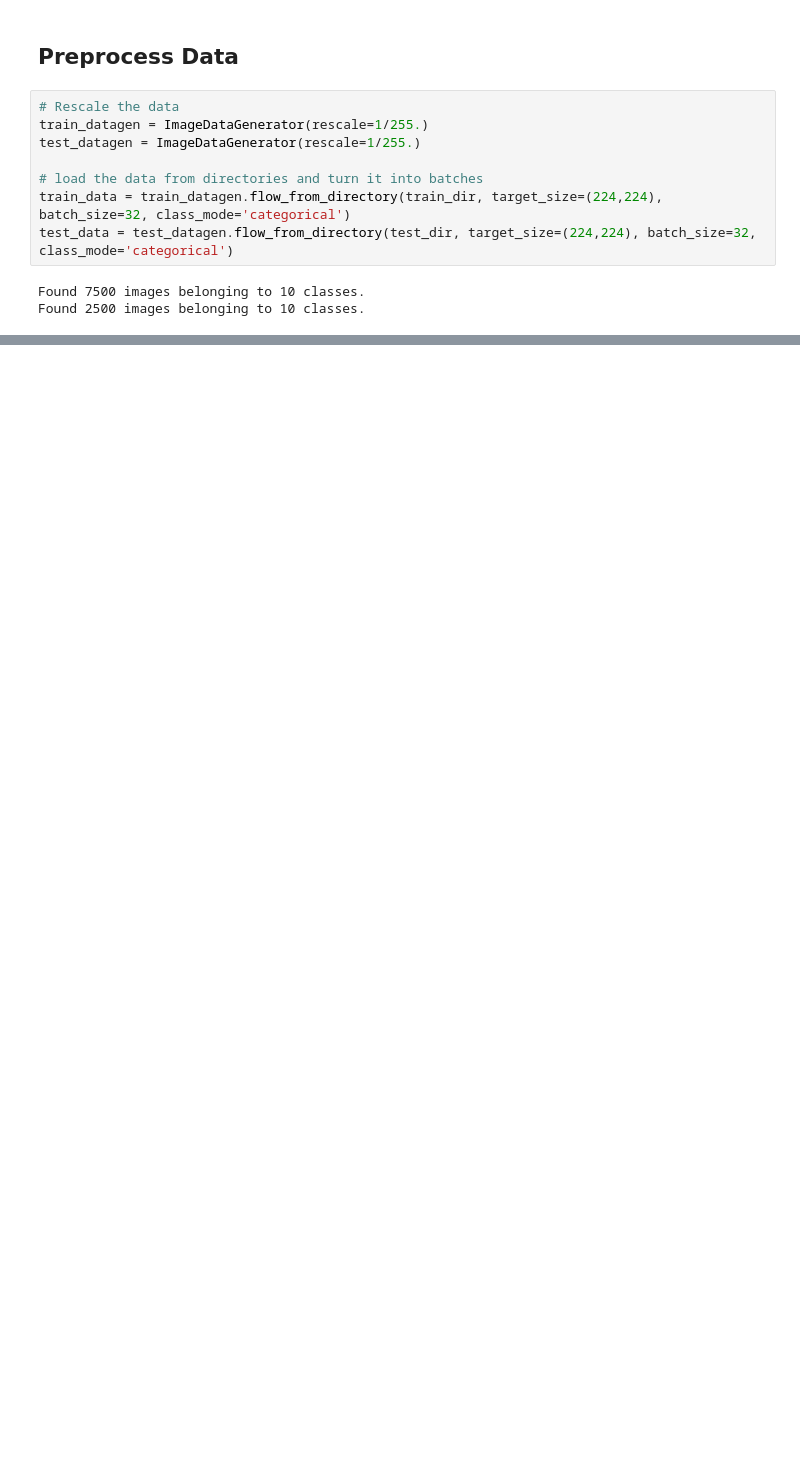
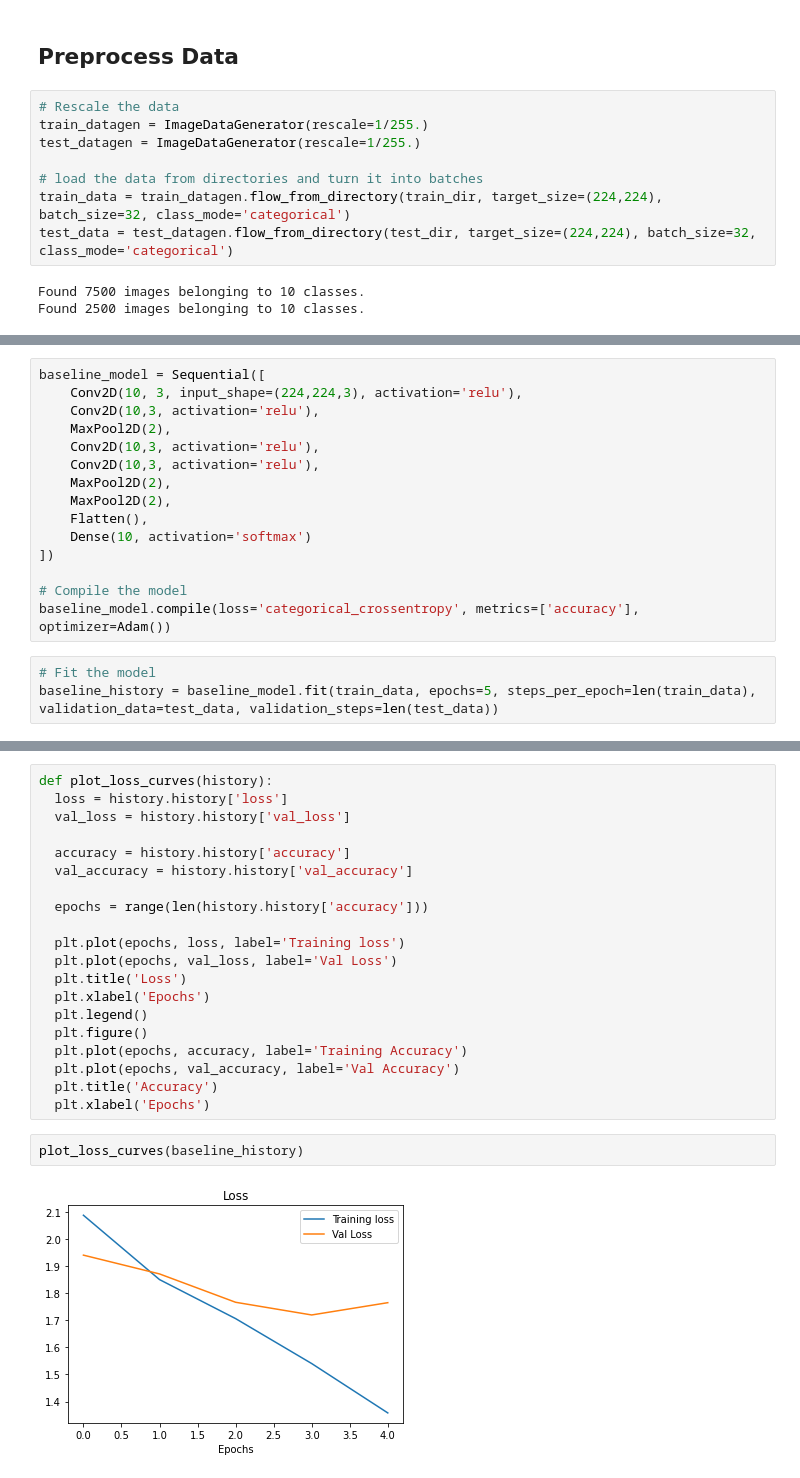
Before and after one commit to leogalbu/Colab_Notebook, a Jupyter notebook: Multiclass_Food_Classification.ipynb, the cells around one changed output, grey strips where cells are left out. Cells and saved outputs as stored; diff of their text form; blank space fills up the shorter version.

```diff
--- a/Multiclass_Food_Classification.ipynb
+++ b/Multiclass_Food_Classification.ipynb
@@ -100,0 +108,18 @@ Found 2500 images belonging to 10 classes.
+# %%
+baseline_model = Sequential([
+    Conv2D(10, 3, input_shape=(224,224,3), activation='relu'),
+    Conv2D(10,3, activation='relu'),
+    MaxPool2D(2),
+    Conv2D(10,3, activation='relu'),
+    Conv2D(10,3, activation='relu'),
+    MaxPool2D(2),
+    MaxPool2D(2),
+    Flatten(),
+    Dense(10, activation='softmax')
+])
+
+# Compile the model
+baseline_model.compile(loss='categorical_crossentropy', metrics=['accuracy'], optimizer=Adam())
+# %%
+# Fit the model
+baseline_history = baseline_model.fit(train_data, epochs=5, steps_per_epoch=len(train_data), validation_data=test_data, validation_steps=len(test_data))
@@ -100,0 +144,24 @@ Found 2500 images belonging to 10 classes.
+# %%
+def plot_loss_curves(history):
+  loss = history.history['loss']
+  val_loss = history.history['val_loss']
+
+  accuracy = history.history['accuracy']
+  val_accuracy = history.history['val_accuracy']
+
+  epochs = range(len(history.history['accuracy']))
+
+  plt.plot(epochs, loss, label='Training loss')
+  plt.plot(epochs, val_loss, label='Val Loss')
+  plt.title('Loss')
+  plt.xlabel('Epochs')
+  plt.legend()
+  plt.figure()
+  plt.plot(epochs, accuracy, label='Training Accuracy')
+  plt.plot(epochs, val_accuracy, label='Val Accuracy')
+  plt.title('Accuracy')
+  plt.xlabel('Epochs')
+# %%
+plot_loss_curves(baseline_history)
+# %% [output]
+[figure, added]
```
Also changed, not shown: parts of 28 cells of this notebook.
